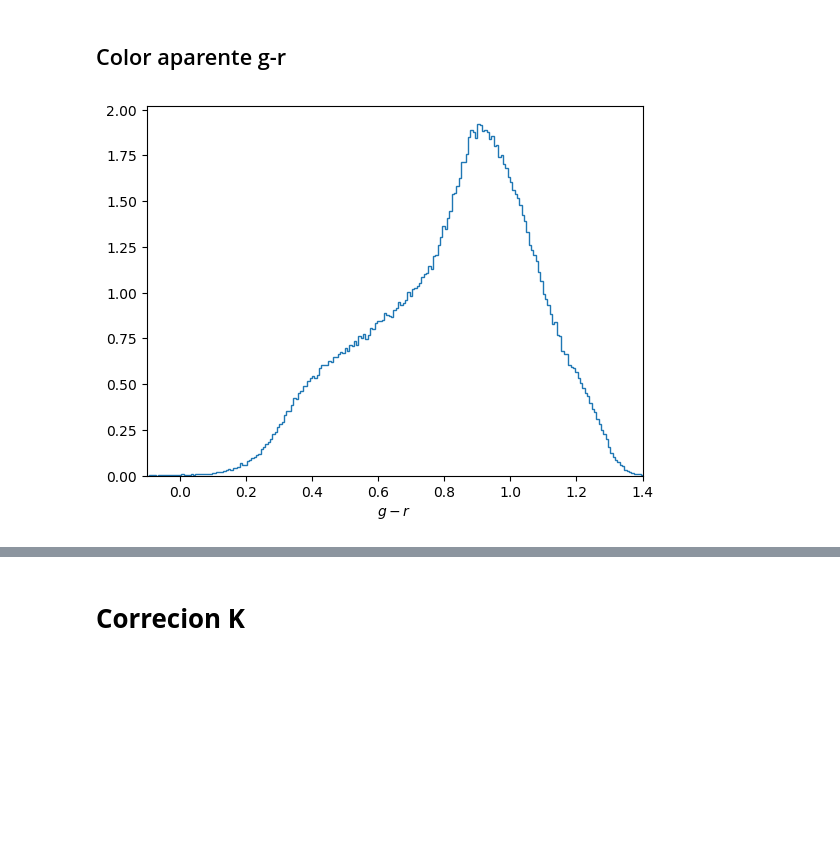
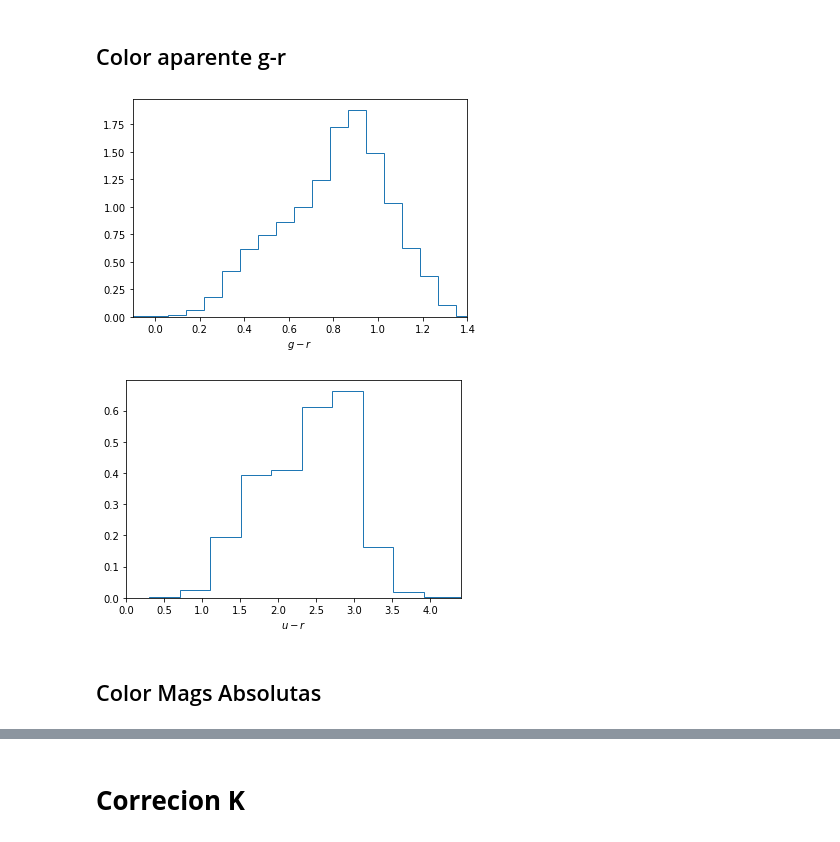
Before and after one commit to antotaverna/cg_environments, a Jupyter notebook: plots/tempel.ipynb, the cells around one changed output, grey strips where cells are left out. Cells and saved outputs as stored; diff of their text form; code cells hidden in the pictures; blank space fills up the shorter version.

```diff
--- a/plots/tempel.ipynb
+++ b/plots/tempel.ipynb
@@ -23,9 +26,10 @@ from itertools import cycle, islice
 # %%
-path_gal_gru = '../../catalogos/tempel_limpio.dat'
+path_gal_gru = '../../tempel_limpio_full.dat'
 
 
-df = pd.read_table(path_gal_gru, sep="\s+", names=['galID', 'ra_rad', 'dec_rad', 'zCMB', 'rextAB', 'gextAB'])
-#, 'rabs', 'gabs', 'Menv'
+df = pd.read_table(path_gal_gru, sep="\s+",
+                   names=['galID', 'ra_rad', 'dec_rad', 'zCMB', 'rextAB', 'gextAB', 'uextAB','rabs','gabs','uabs','r50','r90'])
+
 display(df.shape)
 display(df.head(2))
 # %% [output]
@@ -47,0 +52,6 @@ df.describe()
+# %%
+#display(df.shape)
+#df = df[df.applymap(np.isreal).all(1)]
+display(df.shape)
+df1 = df[(df['gextAB'] > 10) & (df['uextAB'] > 10)]
+display(df1.shape)
@@ -85,5 +84,4 @@ plt.show()
 # %%
-df1 = df[df['gextAB'] > 17]
 display(df1.shape)
 df1.head(2)
 # %% [output]
@@ -105,9 +104,17 @@ plt.show()
 ## Color aparente g-r
 # %%
 g_r = df1.gextAB - df1.rextAB
-plt.hist(g_r, 500, histtype='step', density=True)
+plt.hist(g_r, 50, histtype='step', density=True)
 plt.xlim(-0.1, 1.4)
 plt.xlabel(r'$g-r$')
 plt.show()
+u_r = df1.uextAB - df1.rextAB
+plt.hist(u_r, 50, histtype='step', density=True)
+plt.xlim(0.0, 4.4)
+plt.xlabel(r'$u-r$')
+plt.show()
 # %% [output]
-[figure, old version]
+[figure, new version]
+[figure, added]
+# %% [markdown]
+## Color Mags Absolutas
```
Also changed, not shown: parts of 49 cells of this notebook.
